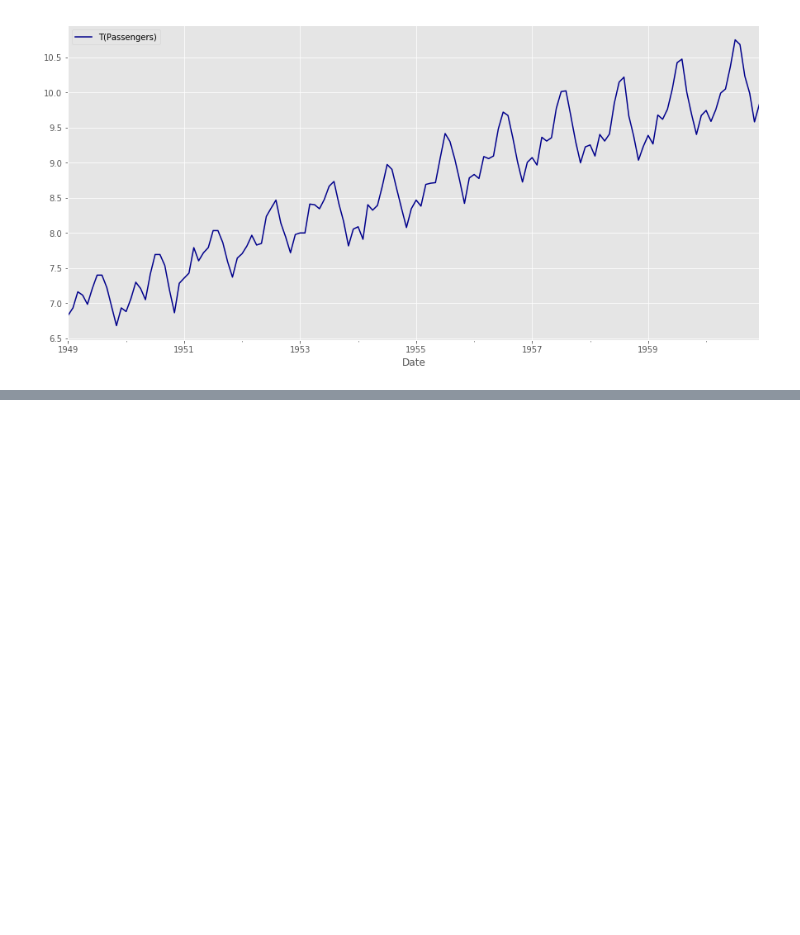
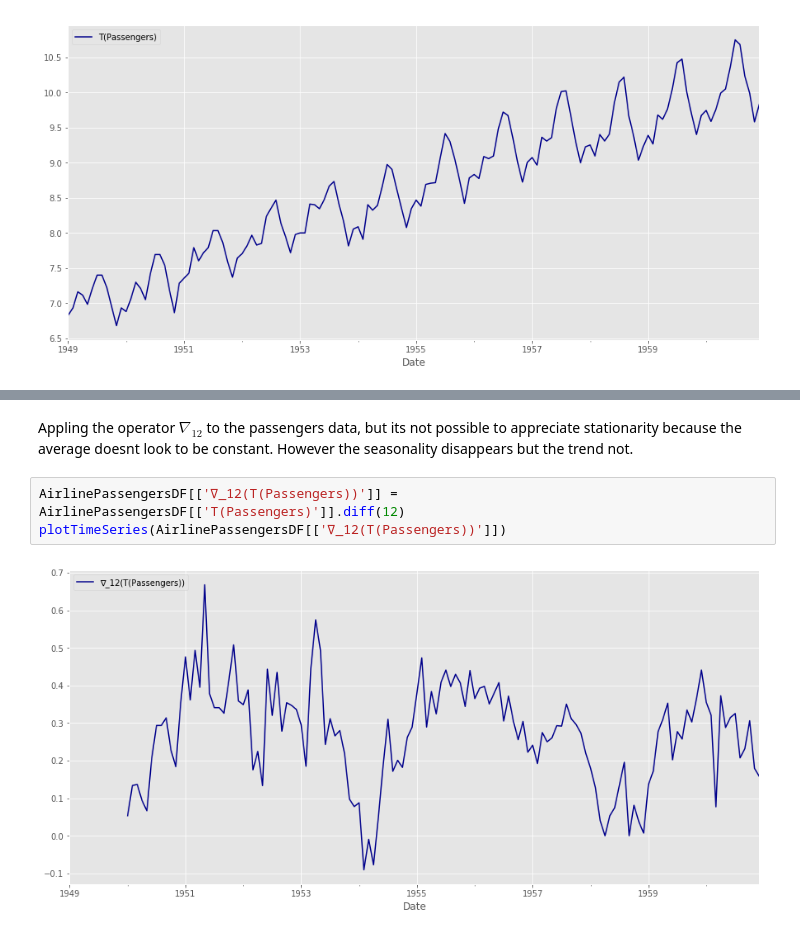
Before and after one commit to ErickEduardoAH/TimeSeriesAnalysis, a Jupyter notebook: 1.2 Time Series Stationary Models - Stationary processes.ipynb, the cells around one changed output, grey strips where cells are left out. Saved outputs shown, nothing was run; the diff lists cells and outputs as text; blank space fills up the shorter version.

```diff
--- a/1.2 Time Series Stationary Models - Stationary processes.ipynb
+++ b/1.2 Time Series Stationary Models - Stationary processes.ipynb
@@ -173,0 +317,7 @@ Note that $\nabla(X_t)=X_t-X_{t-1} = X_t-B X_{t} = (1-B) X_t$
+# %% [markdown]
+Appling the operator $\nabla_{12}$ to the passengers data, but its not possible to appreciate stationarity because the average doesnt look to be constant. However the seasonality disappears but the trend not.
+# %%
+AirlinePassengersDF[['∇_12(T(Passengers))']] = AirlinePassengersDF[['T(Passengers)']].diff(12)
+plotTimeSeries(AirlinePassengersDF[['∇_12(T(Passengers))']])
+# %% [output]
+[figure, added]
```
Also changed, not shown: parts of 7 cells of this notebook.
